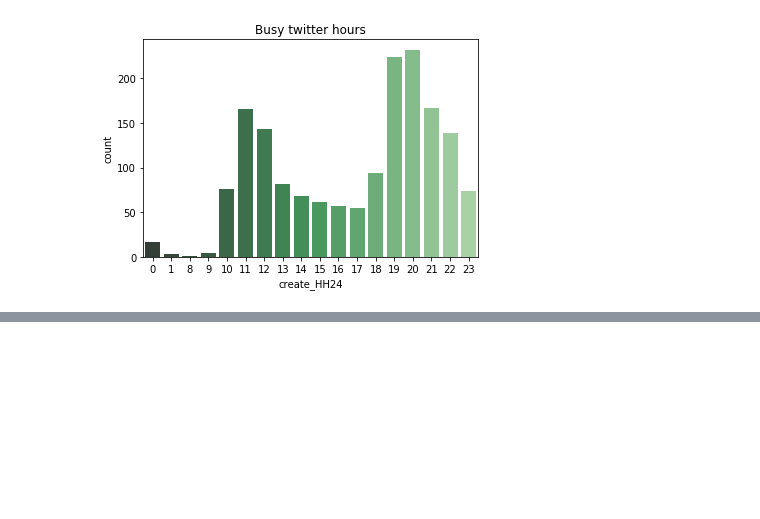
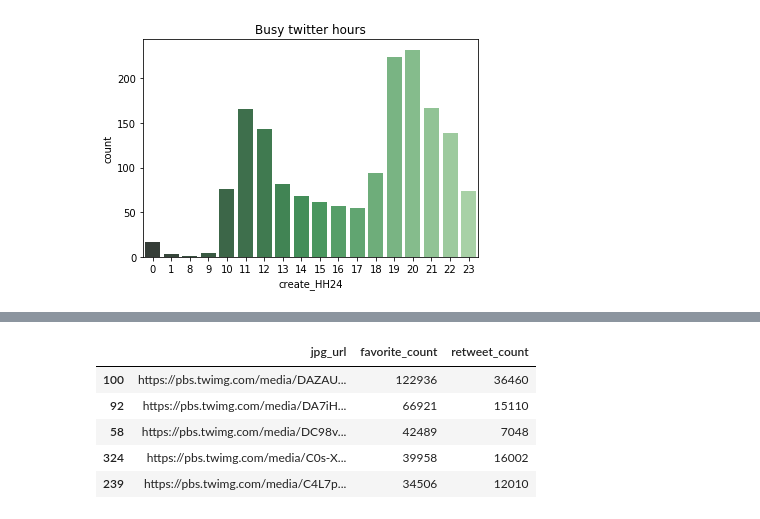
Before and after one commit to teragotti/DAND_data_wrangling, a Jupyter notebook: wrangle_act.ipynb, the cells around one changed output, grey strips where cells are left out. Drawn from its saved outputs; the diff is of its cells as text; code cells hidden in the pictures; blank space fills up the shorter version.

```diff
--- a/wrangle_act.ipynb
+++ b/wrangle_act.ipynb
@@ -1077,0 +1019,10 @@ plt.show()
+# %%
+#get details for top avg_favorite
+df_master.query('dog=="French_bulldog"')[['jpg_url','favorite_count','retweet_count']].sort_values(by='favorite_count',ascending=False).head(5)
+# %% [output]
+|  | jpg_url | favorite_count | retweet_count |
+| 100 | https://pbs.twimg.com/media/DAZAU... | 122936 | 36460 |
+| 92 | https://pbs.twimg.com/media/DA7iH... | 66921 | 15110 |
+| 58 | https://pbs.twimg.com/media/DC98v... | 42489 | 7048 |
+| 324 | https://pbs.twimg.com/media/C0s-X... | 39958 | 16002 |
+| 239 | https://pbs.twimg.com/media/C4L7p... | 34506 | 12010 |
```
Also changed, not shown: parts of 19 cells of this notebook, 1 other file.
